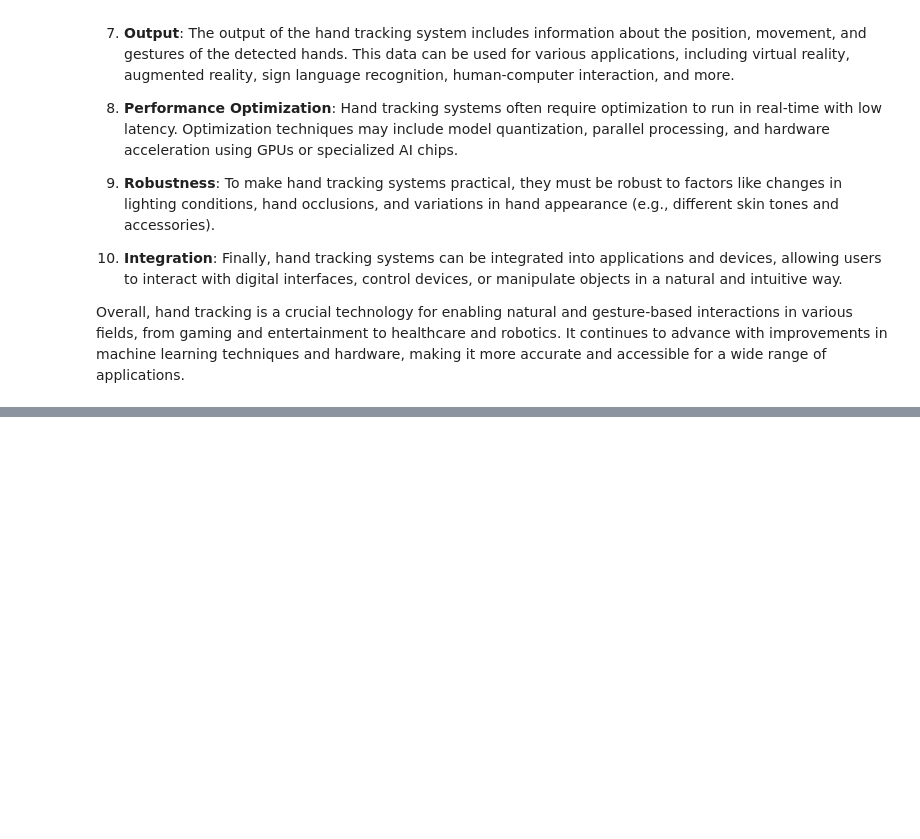
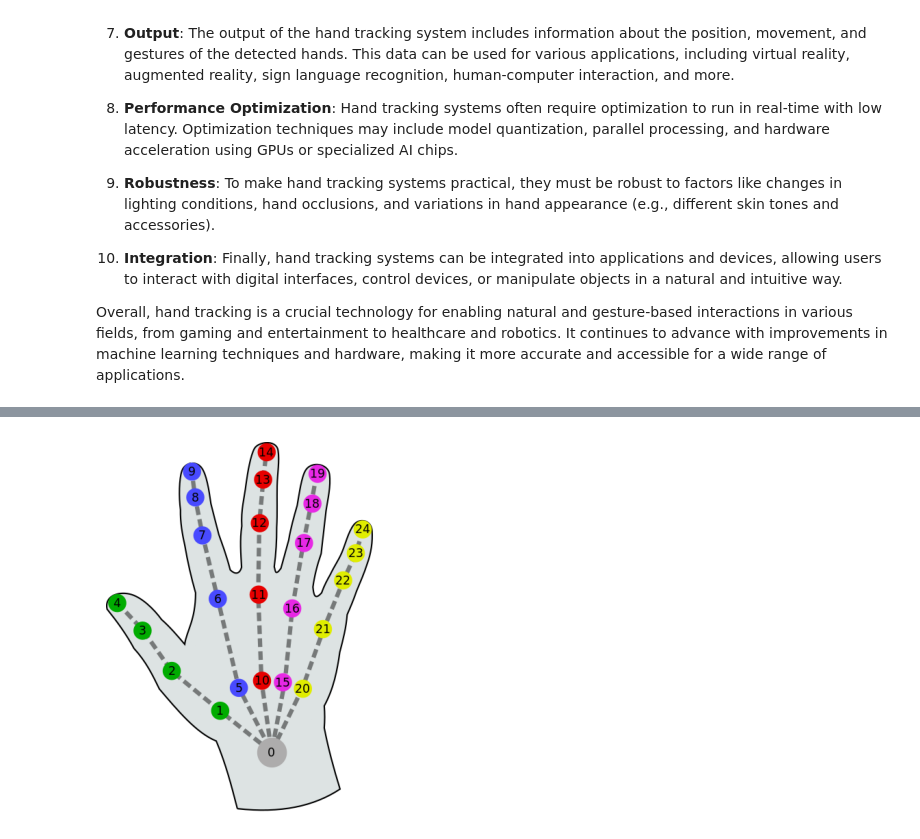
Before and after one commit to Ahmad10Raza/HandTrackingModule, a Jupyter notebook: Hand Tracking.ipynb, the cells around one changed output, grey strips where cells are left out. Cells and saved outputs as stored; diff of their text form; code cells hidden in the pictures; blank space fills up the shorter version.

```diff
--- a/Hand Tracking.ipynb
+++ b/Hand Tracking.ipynb
@@ -97,3 +91,22 @@ This code demonstrates a basic hand tracking setup using MediaPipe and OpenCV. Y
+# %%
+import cairosvg
+import matplotlib.pyplot as plt
+import io
+
+# Read the SVG file (replace 'your_image.svg' with your SVG file path)
+svg_file_path = 'hand.svg'
+
+# Convert the SVG to a PNG image using cairosvg
+svg_data = open(svg_file_path, 'rb').read()
+png_output = cairosvg.svg2png(bytestring=svg_data)
+
+# Load the PNG image into Matplotlib and display it
+img = plt.imread(io.BytesIO(png_output))
+plt.imshow(img)
+plt.axis('off')  # Turn off axis labels and ticks
+plt.show()
+# %% [output]
+[figure, added]
 # %%
 import cv2
 import mediapipe as mp
```
Also changed, not shown: parts of 12 cells of this notebook, 4 other files.
